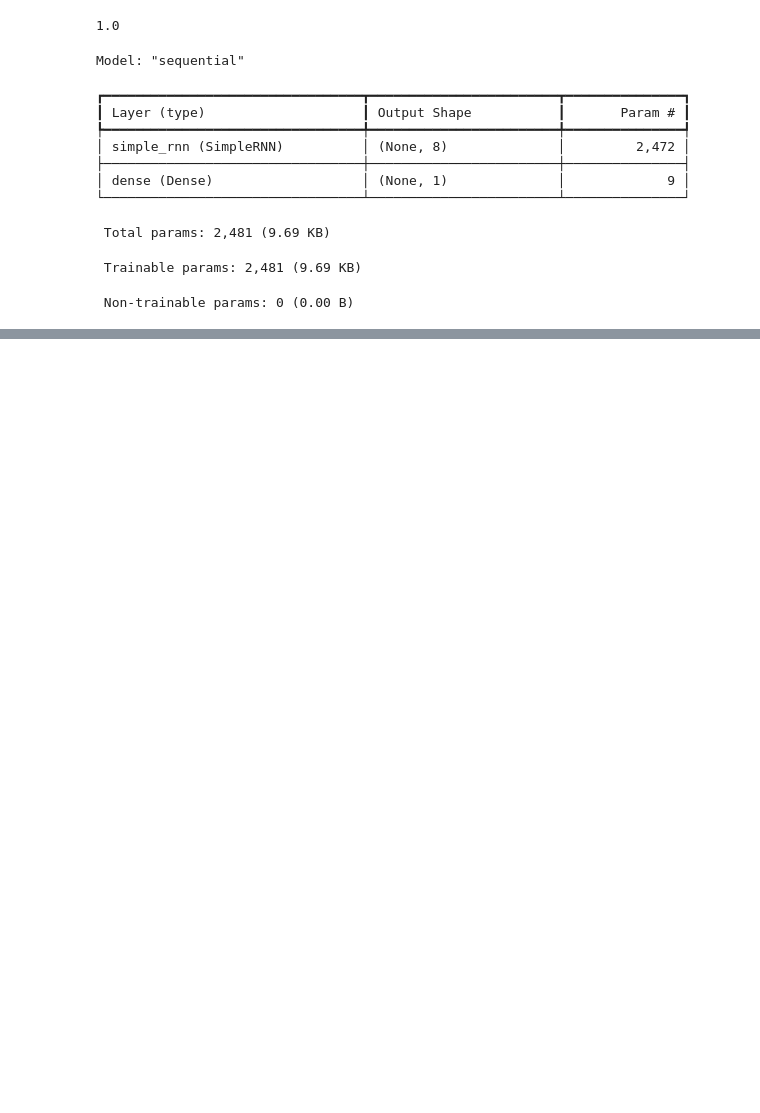
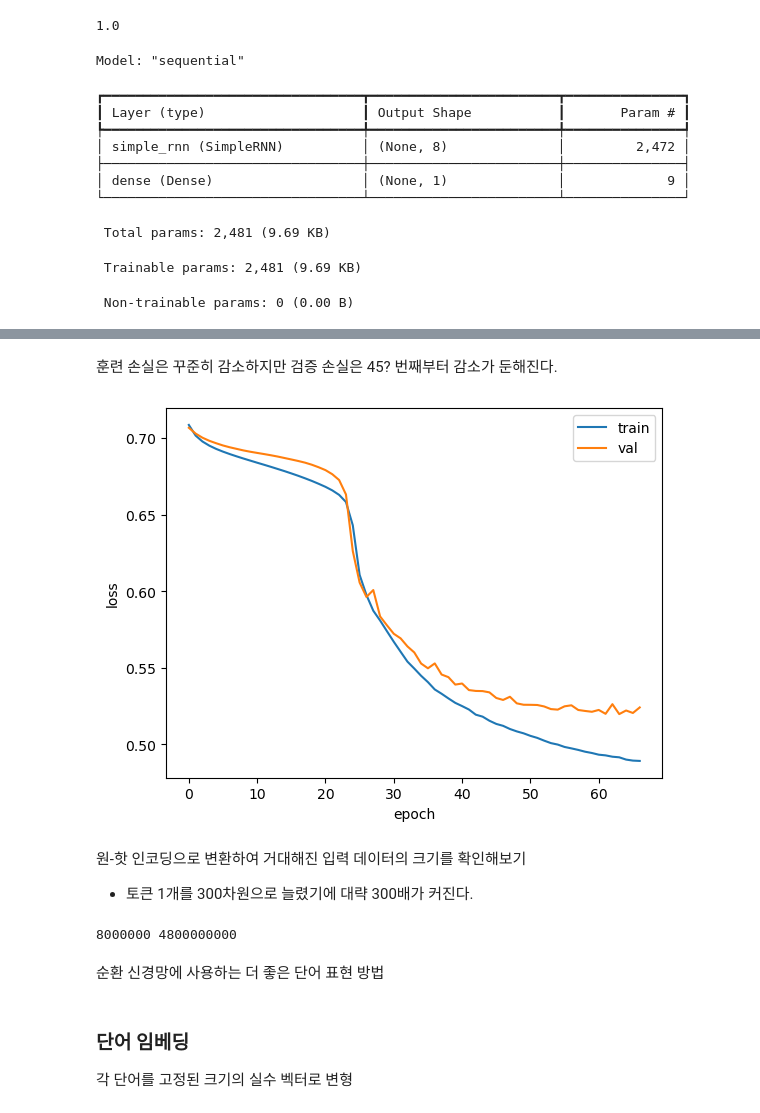
Before and after one commit to Jieun011211/ml-study-alone, a Jupyter notebook: 09. 텍스트를 위한 인공 신경망/09-2. 순환 신경망으로 IMDB 리뷰 분류하기.ipynb, the cells around one changed output, grey strips where cells are left out. Drawn from its saved outputs; the diff is of its cells as text; code cells hidden in the pictures; blank space fills up the shorter version.

```diff
--- a/09. 텍스트를 위한 인공 신경망/09-2. 순환 신경망으로 IMDB 리뷰 분류하기.ipynb
+++ b/09. 텍스트를 위한 인공 신경망/09-2. 순환 신경망으로 IMDB 리뷰 분류하기.ipynb
@@ -169,0 +172,6 @@ Model: "sequential"
+# %%
+rmsprop = keras.optimizers.RMSprop(learning_rate=1e-4)
+model.compile(optimizer=rmsprop, loss='binary_crossentropy', metrics=['accuracy'])
+checkpoint_cb = keras.callbacks.ModelCheckpoint('best-simplernn-model.keras', save_best_only=True)
+early_stopping_cb = keras.callbacks.EarlyStopping(patience=3, restore_best_weights=True)
+history = model.fit(train_oh, train_target, epochs=100, batch_size=64, validation_data=(val_oh, val_target), callbacks=[checkpoint_cb, early_stopping_cb])
@@ -169,0 +196,23 @@ Model: "sequential"
+# %% [markdown]
+훈련 손실은 꾸준히 감소하지만 검증 손실은 45? 번째부터 감소가 둔해진다.
+# %%
+plt.plot(history.history['loss'])
+plt.plot(history.history['val_loss'])
+plt.xlabel('epoch')
+plt.ylabel('loss')
+plt.legend(['train', 'val'])
+plt.show()
+# %% [output]
+[figure, added]
+# %% [markdown]
+원-핫 인코딩으로 변환하여 거대해진 입력 데이터의 크기를 확인해보기
+- 토큰 1개를 300차원으로 늘렸기에 대략 300배가 커진다.
+# %%
+print(train_seq.nbytes, train_oh.nbytes)
+# %% [output]
+8000000 4800000000
+# %% [markdown]
+순환 신경망에 사용하는 더 좋은 단어 표현 방법
+# %% [markdown]
+### 단어 임베딩
+각 단어를 고정된 크기의 실수 벡터로 변형
```
Also changed, not shown: parts of 9 cells of this notebook, 3 other files.
